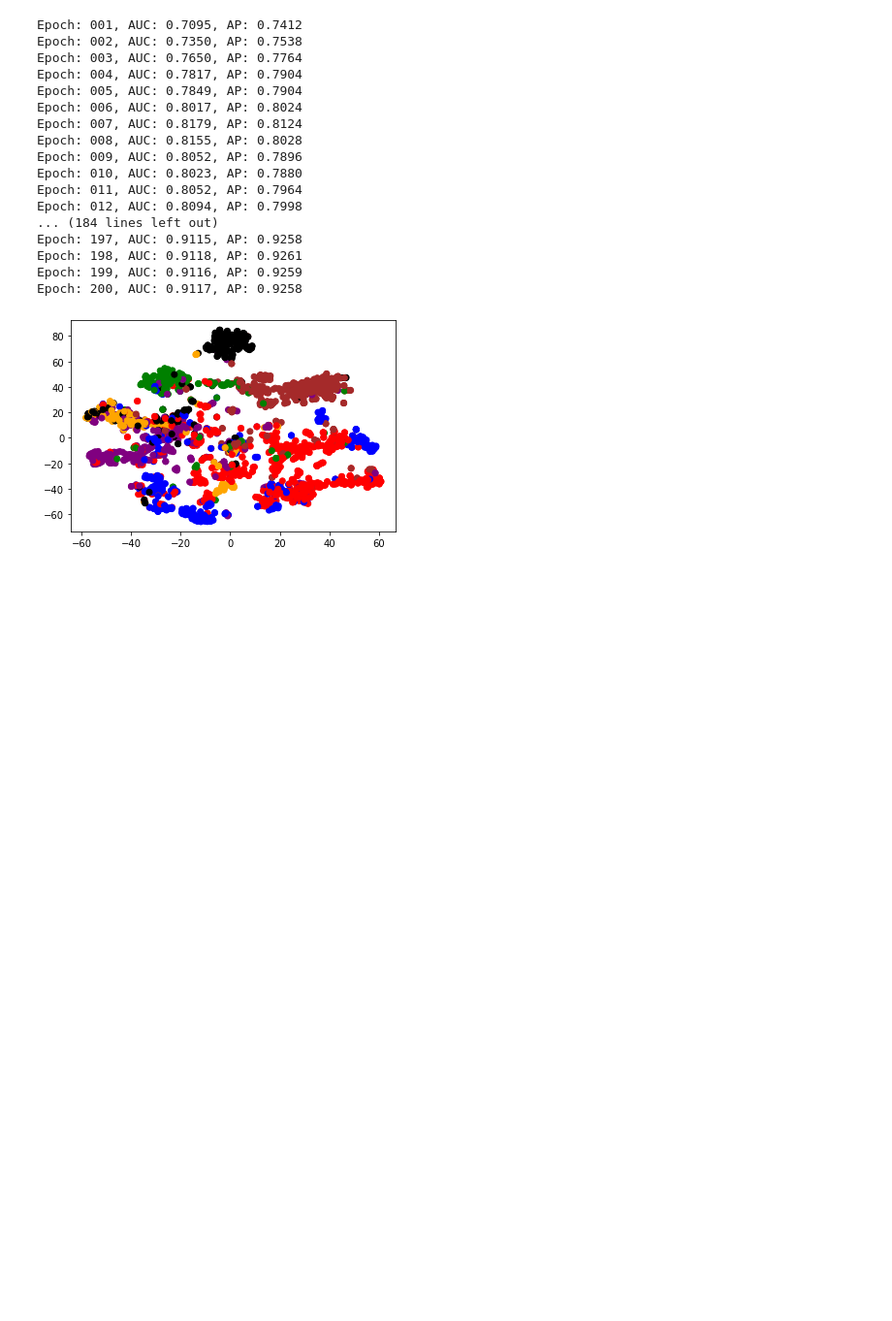
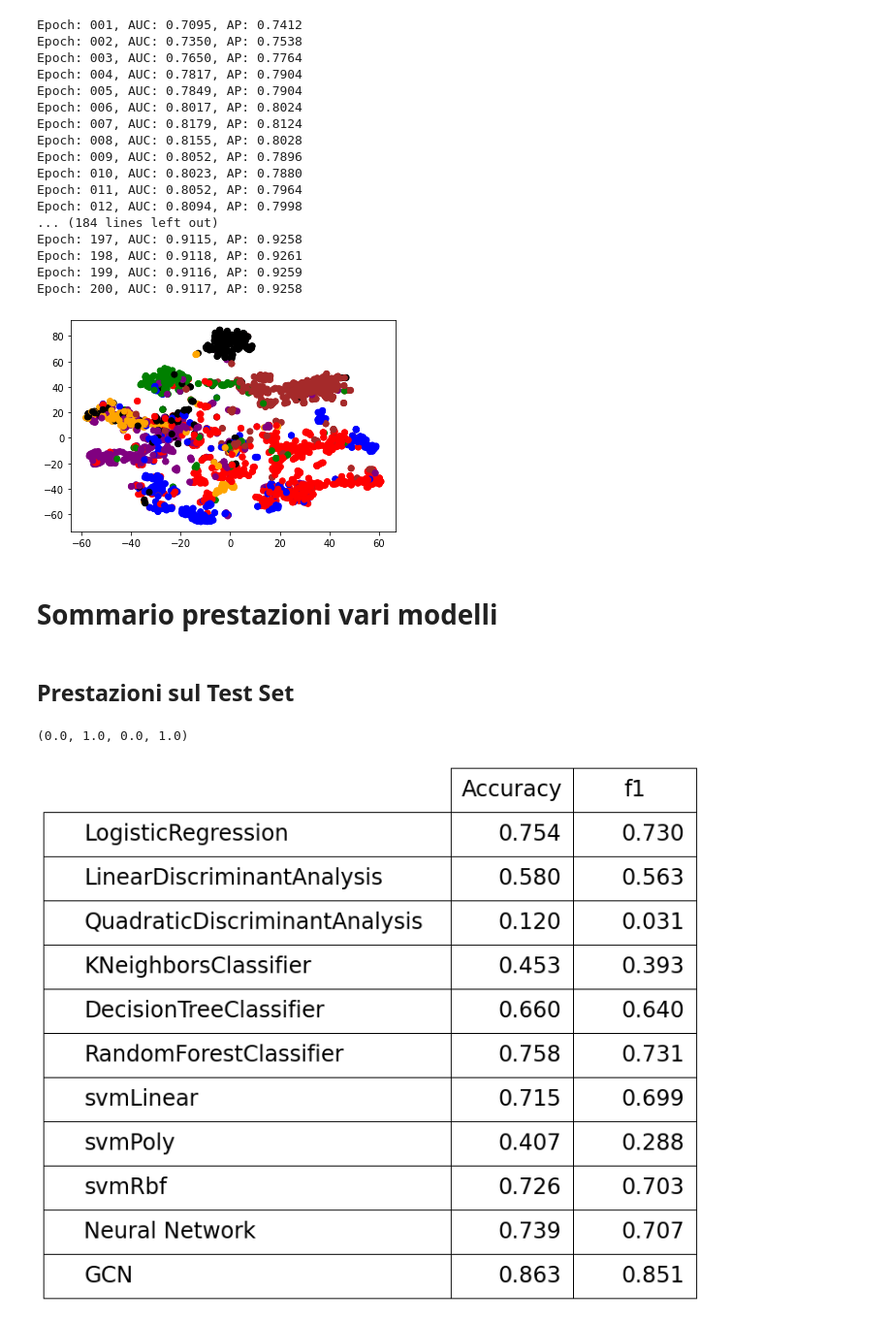
Before and after one commit to naddi96/progetto-ML, a Jupyter notebook: ProgettoMl.ipynb, the cells around one changed output. Shown at 97% size. Drawn from its saved outputs; the diff is of its cells as text; code cells hidden in the pictures; blank space fills up the shorter version.

```diff
--- a/ProgettoMl.ipynb
+++ b/ProgettoMl.ipynb
@@ -684,5 +682,5 @@ def neural_model():
     return model
 
 model=neural_model()
-model.fit(X_train, Y_train, epochs=20)
+model.fit(X_train, Y_train, epochs=50)
 # %% [output]
@@ -912,5 +910,5 @@ pred=pred.argmax(dim=1)
 test=valutate_test(pred[data.test_mask].cpu(),test_y.cpu())
 print(f"Accuracy test set: {test['Accuracy']}, f1 test set: {test['f1']}")
 print(test['Confusion Matrix'])
-dict_valutazioni['GCN']={"test":test_valutation,"kfold":{}}
+dict_valutazioni['GCN']={"test":test,"kfold":{}}
 # %% [output]
@@ -1053,3 +1115,32 @@ xs,ys=compute_TSNE(z.cpu())
 plot_embeddings(xs,ys,labels.cpu())
 # %% [output]
 [figure]
+# %% [markdown]
+# Sommario prestazioni vari modelli
+# %% [markdown]
+## Prestazioni sul Test Set
+# %%
+dict_valutazioni.keys()
+rows= list(dict_valutazioni.keys())
+columns=['Accuracy',"f1"]
+table_vars=[]
+
+for x in rows:
+    row=[]
+    row.append(f"{dict_valutazioni[x]['test']['Accuracy']:.3f}")
+    row.append(f"{dict_valutazioni[x]['test']['f1']:.3f}")
+    table_vars.append(row)
+
+
+the_table = plt.table(cellText=table_vars,
+                      colWidths=[0.1] * 3,
+                      rowLabels=rows,
+                      colLabels=columns,
+                      loc='center')
+the_table.auto_set_font_size(False)
+the_table.set_fontsize(24)
+the_table.scale(4, 4)
+plt.axis('off')
+# %% [output]
+(0.0, 1.0, 0.0, 1.0)
+[figure, added]
```
Also changed, not shown: parts of 49 cells of this notebook, 2 other files.
